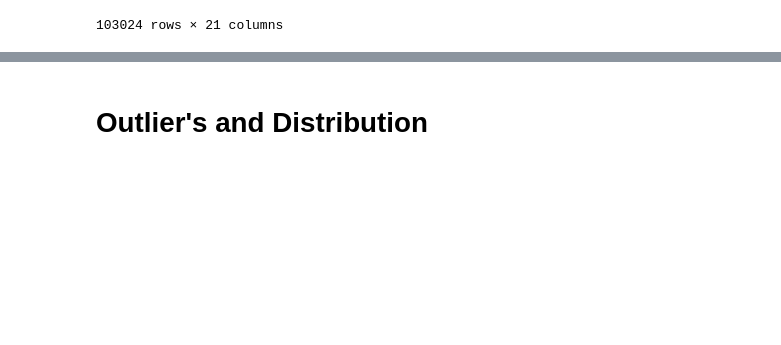
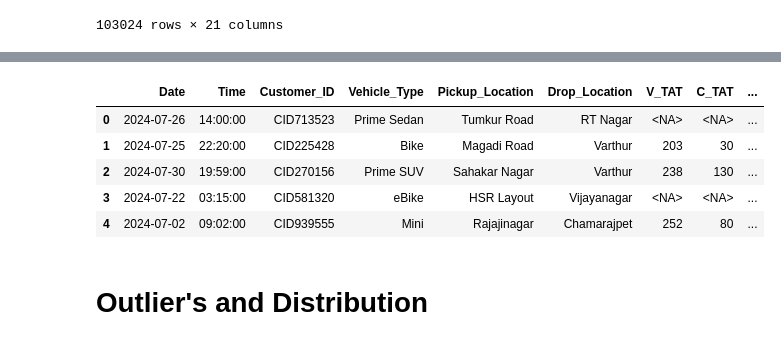
Before and after one commit to PARADOXop/OLA_project, a Jupyter notebook: Cleaning_preprocess.ipynb, the cells around one changed output, grey strips where cells are left out. Saved outputs shown, nothing was run; the diff lists cells and outputs as text; code cells hidden in the pictures; blank space fills up the shorter version.

```diff
--- a/Cleaning_preprocess.ipynb
+++ b/Cleaning_preprocess.ipynb
@@ -162,2 +117,19 @@ df
+# %%
+"""
+3. change ride Distance to categories
+    1-10 short distance
+    11-25 Medium distance
+    26-50 long distance
+    """
+
+df['distance_cat'] = df['Ride_Distance'].apply(lambda x: 'short' if x <= 10 else 'medium' if x <= 25 else 'long')
+df.head()
+# %% [output]
+|  | Date | Time | Customer_ID | Vehicle_Type | Pickup_Location | Drop_Location | V_TAT | C_TAT | ... |
+| 0 | 2024-07-26 | 14:00:00 | CID713523 | Prime Sedan | Tumkur Road | RT Nagar | <NA> | <NA> | ... |
+| 1 | 2024-07-25 | 22:20:00 | CID225428 | Bike | Magadi Road | Varthur | 203 | 30 | ... |
+| 2 | 2024-07-30 | 19:59:00 | CID270156 | Prime SUV | Sahakar Nagar | Varthur | 238 | 130 | ... |
+| 3 | 2024-07-22 | 03:15:00 | CID581320 | eBike | HSR Layout | Vijayanagar | <NA> | <NA> | ... |
+| 4 | 2024-07-02 | 09:02:00 | CID939555 | Mini | Rajajinagar | Chamarajpet | 252 | 80 | ... |
 # %% [markdown]
 # Outlier's and Distribution
```
Also changed, not shown: parts of 6 cells of this notebook, 1 other file.
